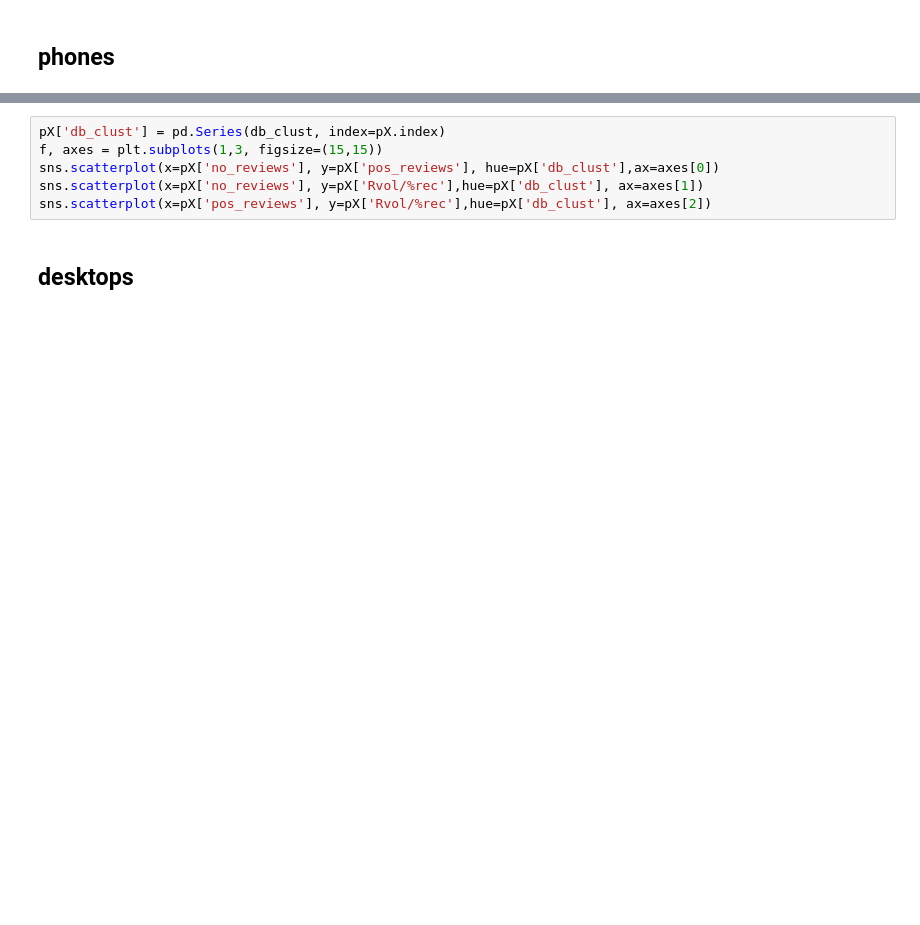
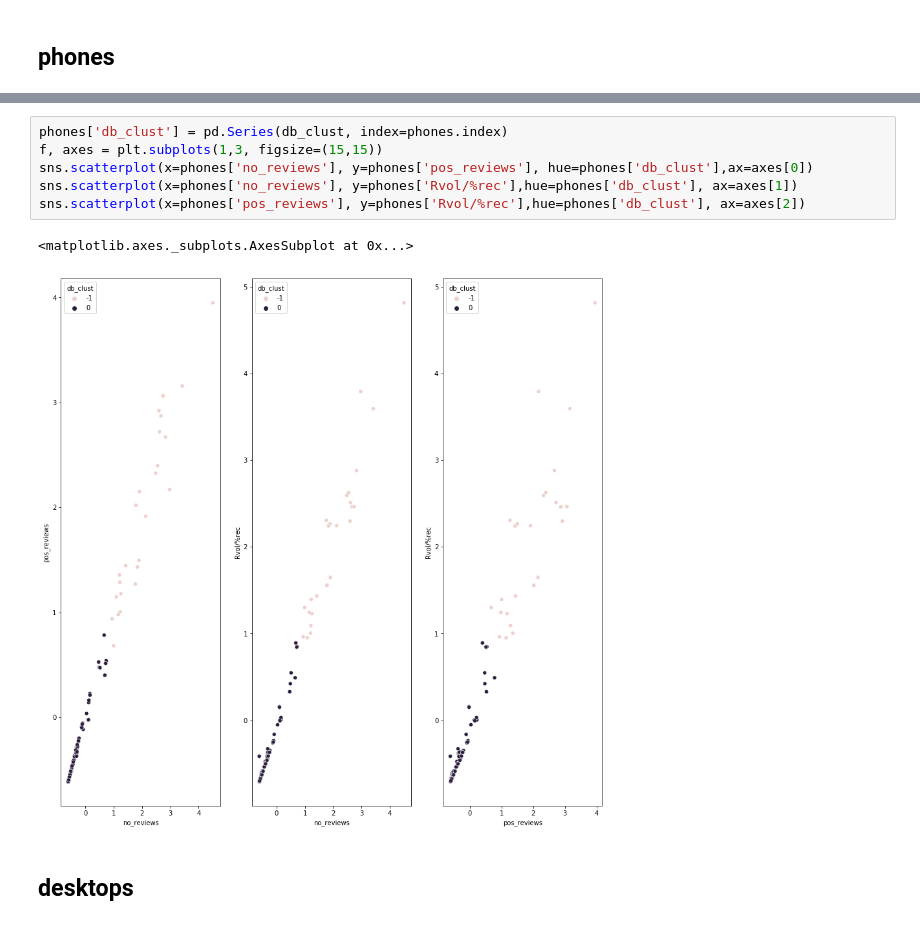
Before and after one commit to risdallseis/expenditure_prox, a Jupyter notebook: notebooks/modelling/dbscan_grid_searching.ipynb, the cells around one changed output, grey strips where cells are left out. Drawn from its saved outputs; the diff is of its cells as text; blank space fills up the shorter version.

```diff
--- a/notebooks/modelling/dbscan_grid_searching.ipynb
+++ b/notebooks/modelling/dbscan_grid_searching.ipynb
@@ -173,9 +214,12 @@ print(phones.loc[phones.db_clust==-0]['TOTAL_SALES'].mean())
 # %%
-pX['db_clust'] = pd.Series(db_clust, index=pX.index)
+phones['db_clust'] = pd.Series(db_clust, index=phones.index)
 f, axes = plt.subplots(1,3, figsize=(15,15))
-sns.scatterplot(x=pX['no_reviews'], y=pX['pos_reviews'], hue=pX['db_clust'],ax=axes[0])
-sns.scatterplot(x=pX['no_reviews'], y=pX['Rvol/%rec'],hue=pX['db_clust'], ax=axes[1])
-sns.scatterplot(x=pX['pos_reviews'], y=pX['Rvol/%rec'],hue=pX['db_clust'], ax=axes[2])
+sns.scatterplot(x=phones['no_reviews'], y=phones['pos_reviews'], hue=phones['db_clust'],ax=axes[0])
+sns.scatterplot(x=phones['no_reviews'], y=phones['Rvol/%rec'],hue=phones['db_clust'], ax=axes[1])
+sns.scatterplot(x=phones['pos_reviews'], y=phones['Rvol/%rec'],hue=phones['db_clust'], ax=axes[2])
+# %% [output]
+<matplotlib.axes._subplots.AxesSubplot at 0x...>
+[figure, added]
 # %% [markdown]
 ## desktops
 # %%
```
Also changed, not shown: parts of 28 cells of this notebook, 3 other files.
